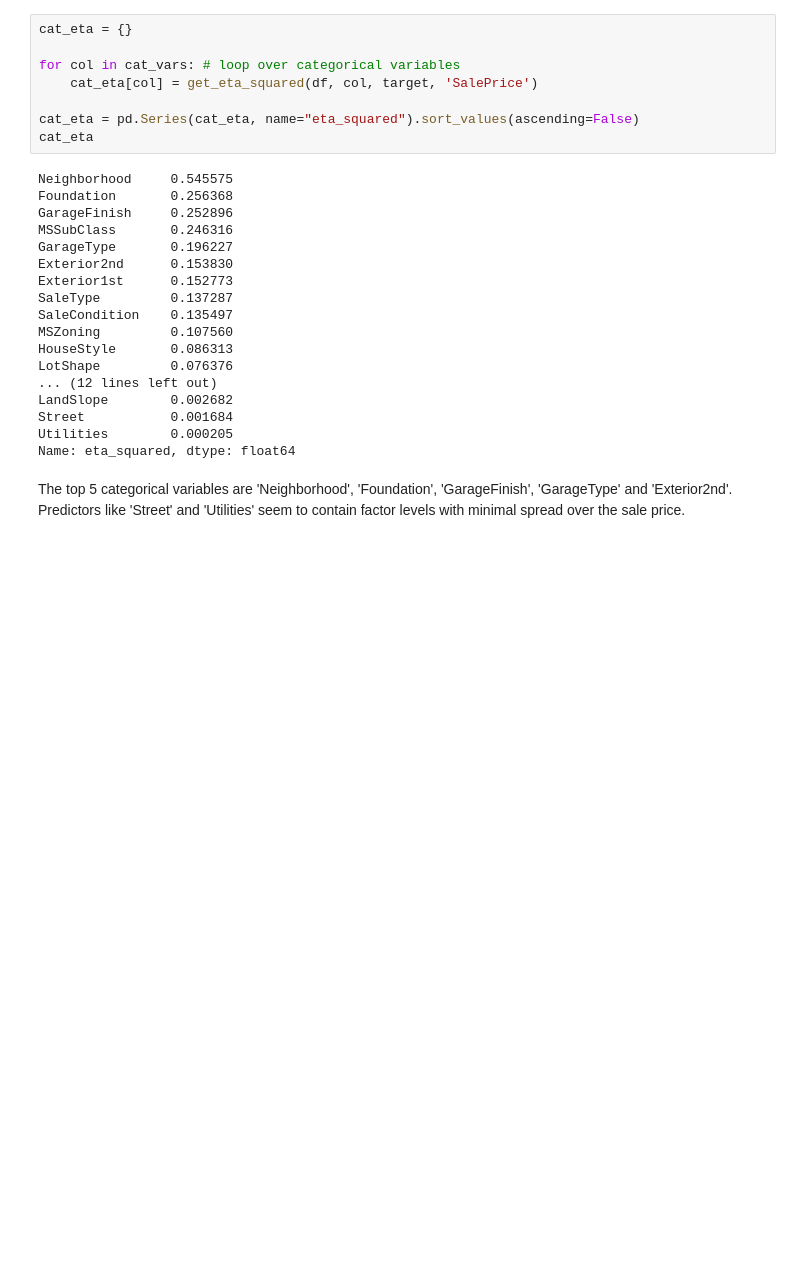
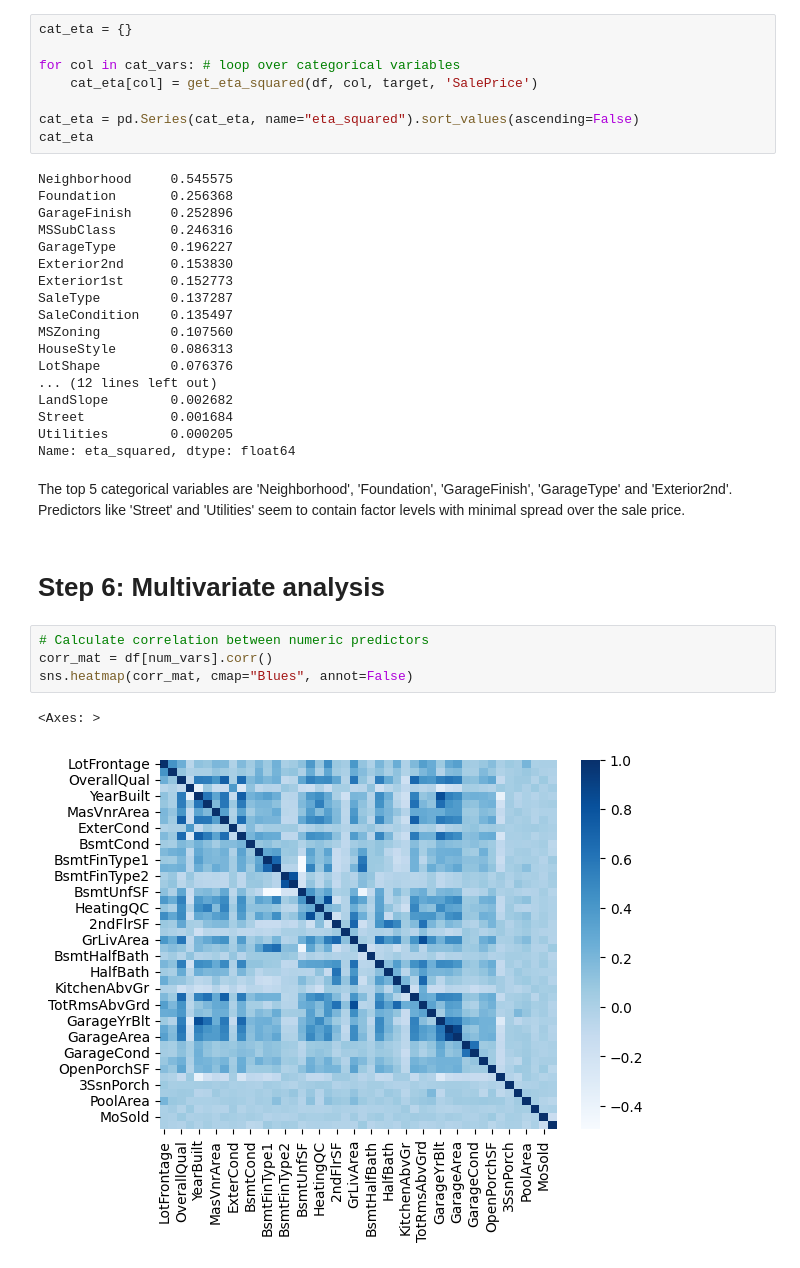
Before and after one commit to cgaletzka/house-prices-eda-ml, a Jupyter notebook: house-prices-eda.ipynb, the cells around one changed output. Drawn from its saved outputs; the diff is of its cells as text; blank space fills up the shorter version.

Commit message:
Added correlation and PCA analysis

```diff
--- a/house-prices-eda.ipynb
+++ b/house-prices-eda.ipynb
@@ -397,3 +359,12 @@ Utilities        0.000205
 Name: eta_squared, dtype: float64
 # %% [markdown]
 The top 5 categorical variables are 'Neighborhood', 'Foundation', 'GarageFinish', 'GarageType' and 'Exterior2nd'. Predictors like 'Street' and 'Utilities' seem to contain factor levels with minimal spread over the sale price.
+# %% [markdown]
+# Step 6: Multivariate analysis
+# %%
+# Calculate correlation between numeric predictors
+corr_mat = df[num_vars].corr()
+sns.heatmap(corr_mat, cmap="Blues", annot=False)
+# %% [output]
+<Axes: >
+[figure, added]
```
Also changed, not shown: parts of 8 cells of this notebook.
